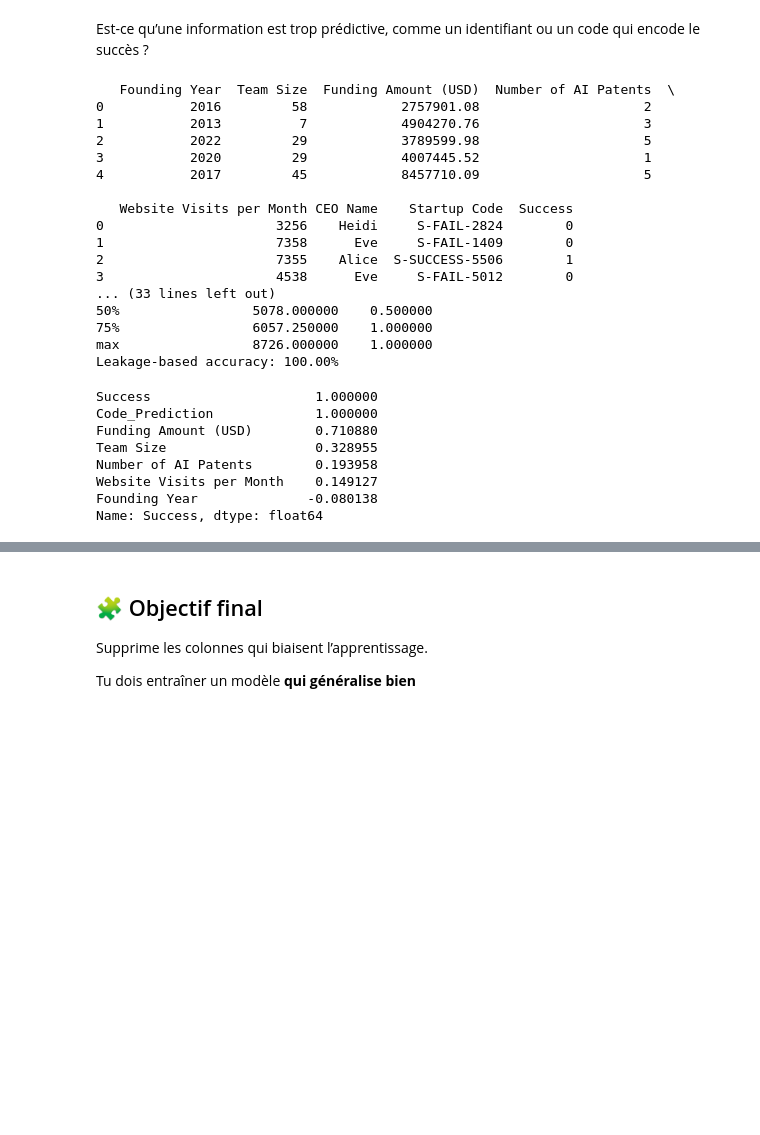
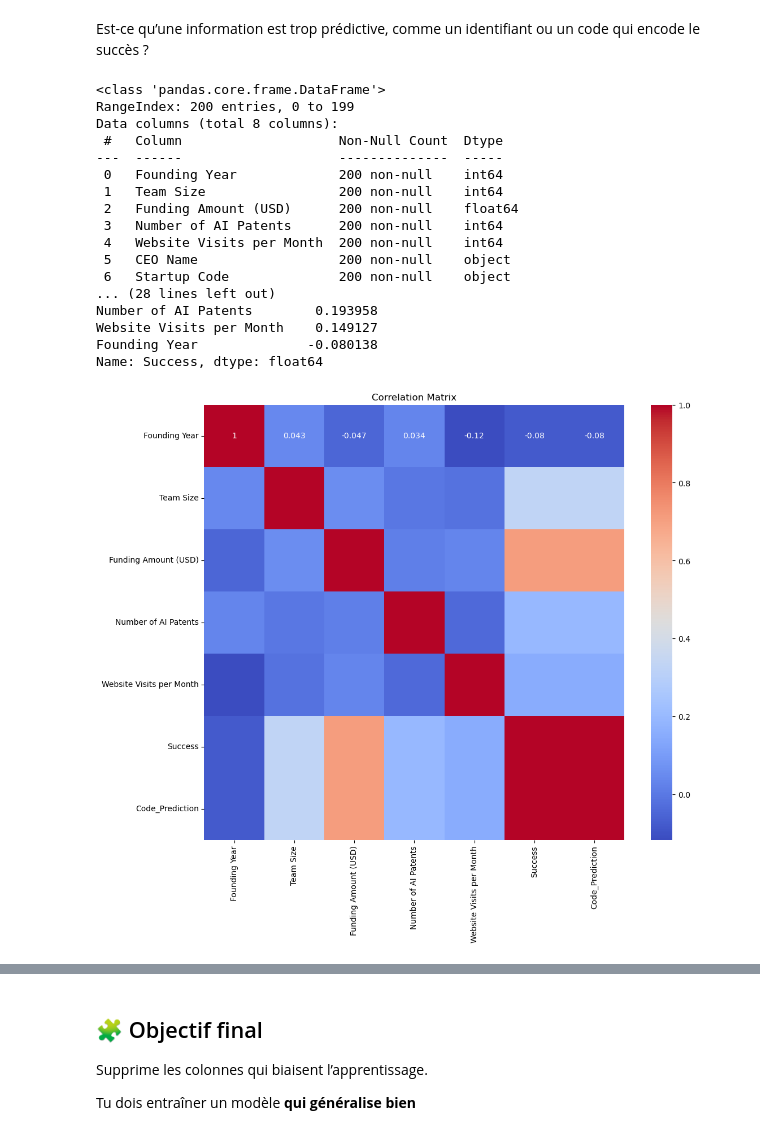
Before and after one commit to WRH-05/RobAI2, a Jupyter notebook: challenges/code/ch-2.ipynb, the cells around one changed output, grey strips where cells are left out. Saved outputs shown, nothing was run; the diff lists cells and outputs as text; code cells hidden in the pictures; blank space fills up the shorter version.

Commit message:
defined test and training data will clean out the code later for now it's kinda messy

```diff
--- a/challenges/code/ch-2.ipynb
+++ b/challenges/code/ch-2.ipynb
@@ -24,41 +24,45 @@ from sklearn.preprocessing import StandardScaler
 # Load the dataset
 df = pd.read_csv('D:\Documents 2\VScode projects\ROBAI2\challenges\data\startup.csv')
 # %%
-print(df.head())
+# Data Preprocessing nothing major.
 print(df.info())
 print(df.describe())
 df['Code_Prediction'] = df['Startup Code'].str.contains('SUCCESS').astype(int)
 accuracy = (df['Success'] == df['Code_Prediction']).mean()
 print(f"Leakage-based accuracy: {accuracy:.2%}")
+
+numeric_df = df.select_dtypes(include=[np.number])
+correlation_matrix = numeric_df.corr()
+print(correlation_matrix['Success'].sort_values(ascending=False))
+
+plt.figure(figsize=(12, 10))
+sns.heatmap(correlation_matrix, annot=True, cmap='coolwarm')
+plt.title('Correlation Matrix')
+plt.savefig('correlation_matrix.png')
+plt.show()
 # %% [output]
-   Founding Year  Team Size  Funding Amount (USD)  Number of AI Patents  \
-0           2016         58            2757901.08                     2
-1           2013          7            4904270.76                     3
-2           2022         29            3789599.98                     5
-3           2020         29            4007445.52                     1
-4           2017         45            8457710.09                     5
-
-   Website Visits per Month CEO Name    Startup Code  Success
-0                      3256    Heidi     S-FAIL-2824        0
-1                      7358      Eve     S-FAIL-1409        0
-2                      7355    Alice  S-SUCCESS-5506        1
-3                      4538      Eve     S-FAIL-5012        0
-... (33 lines left out)
-50%                 5078.000000    0.500000
-75%                 6057.250000    1.000000
-max                 8726.000000    1.000000
-Leakage-based accuracy: 100.00%
+<class 'pandas.core.frame.DataFrame'>
+RangeIndex: 200 entries, 0 to 199
+Data columns (total 8 columns):
+ #   Column                    Non-Null Count  Dtype
+---  ------                    --------------  -----
+ 0   Founding Year             200 non-null    int64
+ 1   Team Size                 200 non-null    int64
+ 2   Funding Amount (USD)      200 non-null    float64
+ 3   Number of AI Patents      200 non-null    int64
+ 4   Website Visits per Month  200 non-null    int64
+ 5   CEO Name                  200 non-null    object
+ 6   Startup Code              200 non-null    object
+... (28 lines left out)
+Number of AI Patents        0.193958
+Website Visits per Month    0.149127
+Founding Year              -0.080138
+Name: Success, dtype: float64
+[figure, added]
 # %%
-# Ensure only numeric columns are used for correlation
-numeric_df = df.select_dtypes(include=[np.number])
-correlation_matrix = numeric_df.corr()
-print(correlation_matrix['Success'].sort_values(ascending=False))
+# Data Preprocessing-removing leakage.
+df_clean = df.drop(columns=['Startup Code'])
+
+ceo_freq = df_clean['CEO Name'].value_counts(normalize=True)
+df_clean['CEO_Freq'] = df_clean['CEO Name'].map(ceo_freq)
+df_clean = df_clean.drop(columns=['CEO Name'])
-# %% [output]
-Success                     1.000000
-Code_Prediction             1.000000
-Funding Amount (USD)        0.710880
-Team Size                   0.328955
-Number of AI Patents        0.193958
-Website Visits per Month    0.149127
-Founding Year              -0.080138
-Name: Success, dtype: float64
```
Also changed, not shown: parts of 1 cell of this notebook, 1 other file.
